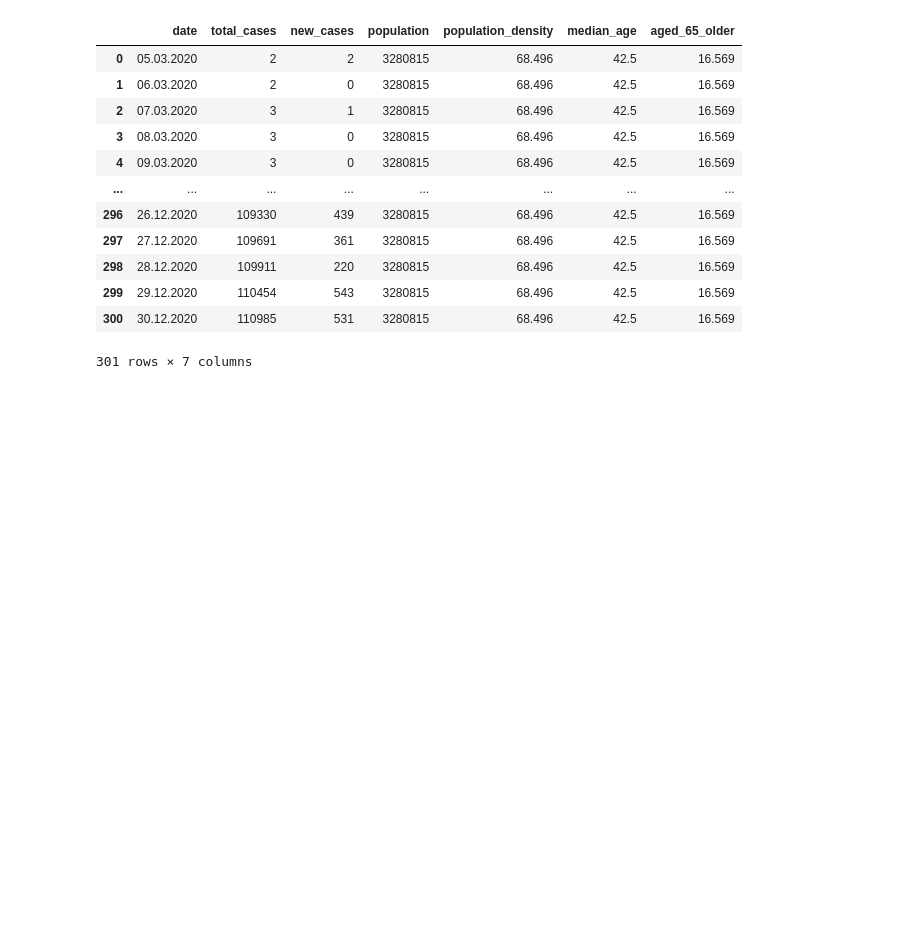
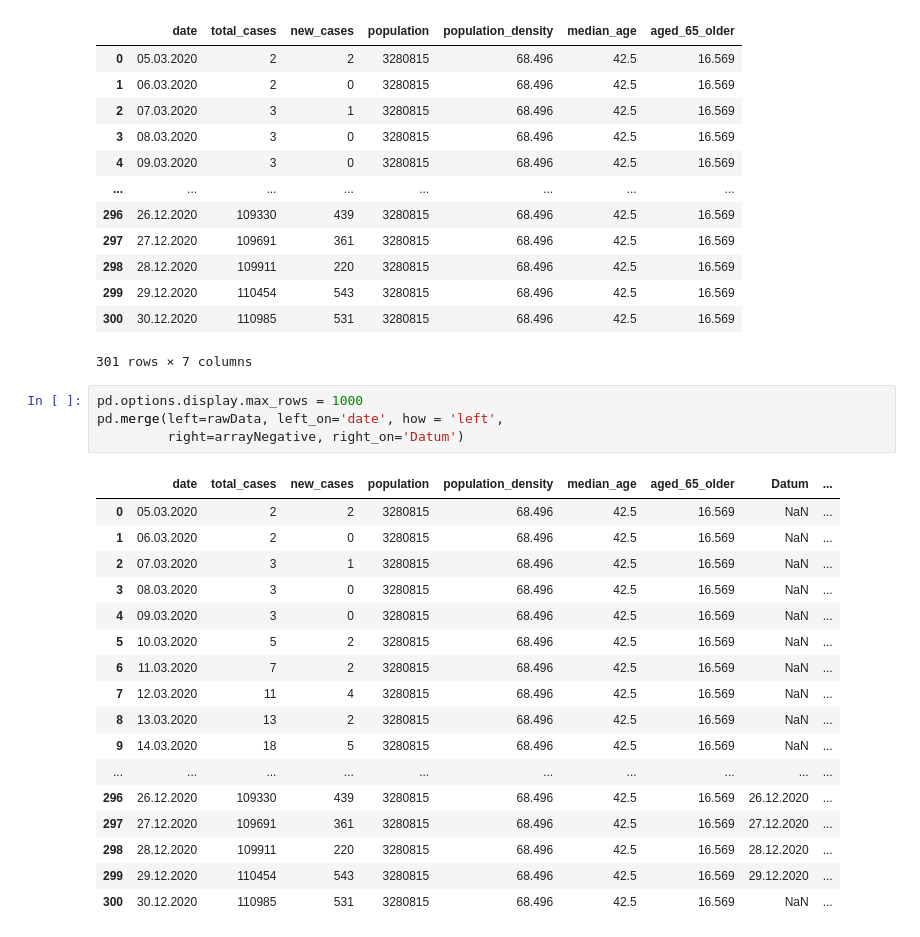
Before and after one commit to WorldWideWest/COVID-19, a Jupyter notebook: notebooks/COVID.ipynb, the cells around one changed output. Cells and saved outputs as stored; diff of their text form; blank space fills up the shorter version.

```diff
--- a/notebooks/COVID.ipynb
+++ b/notebooks/COVID.ipynb
@@ -199,3 +199,25 @@ rawData
 | 299 | 29.12.2020 | 110454 | 543 | 3280815 | 68.496 | 42.5 | 16.569 |
 | 300 | 30.12.2020 | 110985 | 531 | 3280815 | 68.496 | 42.5 | 16.569 |
 301 rows × 7 columns
+# %%
+pd.options.display.max_rows = 1000
+pd.merge(left=rawData, left_on='date', how = 'left',
+         right=arrayNegative, right_on='Datum')
+# %% [output]
+|  | date | total_cases | new_cases | population | population_density | median_age | aged_65_older | Datum | ... |
+| 0 | 05.03.2020 | 2 | 2 | 3280815 | 68.496 | 42.5 | 16.569 | NaN | ... |
+| 1 | 06.03.2020 | 2 | 0 | 3280815 | 68.496 | 42.5 | 16.569 | NaN | ... |
+| 2 | 07.03.2020 | 3 | 1 | 3280815 | 68.496 | 42.5 | 16.569 | NaN | ... |
+| 3 | 08.03.2020 | 3 | 0 | 3280815 | 68.496 | 42.5 | 16.569 | NaN | ... |
+| 4 | 09.03.2020 | 3 | 0 | 3280815 | 68.496 | 42.5 | 16.569 | NaN | ... |
+| 5 | 10.03.2020 | 5 | 2 | 3280815 | 68.496 | 42.5 | 16.569 | NaN | ... |
+| 6 | 11.03.2020 | 7 | 2 | 3280815 | 68.496 | 42.5 | 16.569 | NaN | ... |
+| 7 | 12.03.2020 | 11 | 4 | 3280815 | 68.496 | 42.5 | 16.569 | NaN | ... |
+| 8 | 13.03.2020 | 13 | 2 | 3280815 | 68.496 | 42.5 | 16.569 | NaN | ... |
+| 9 | 14.03.2020 | 18 | 5 | 3280815 | 68.496 | 42.5 | 16.569 | NaN | ... |
+| ... | ... | ... | ... | ... | ... | ... | ... | ... | ... |
+| 296 | 26.12.2020 | 109330 | 439 | 3280815 | 68.496 | 42.5 | 16.569 | 26.12.2020 | ... |
+| 297 | 27.12.2020 | 109691 | 361 | 3280815 | 68.496 | 42.5 | 16.569 | 27.12.2020 | ... |
+| 298 | 28.12.2020 | 109911 | 220 | 3280815 | 68.496 | 42.5 | 16.569 | 28.12.2020 | ... |
+| 299 | 29.12.2020 | 110454 | 543 | 3280815 | 68.496 | 42.5 | 16.569 | 29.12.2020 | ... |
+| 300 | 30.12.2020 | 110985 | 531 | 3280815 | 68.496 | 42.5 | 16.569 | NaN | ... |
```
